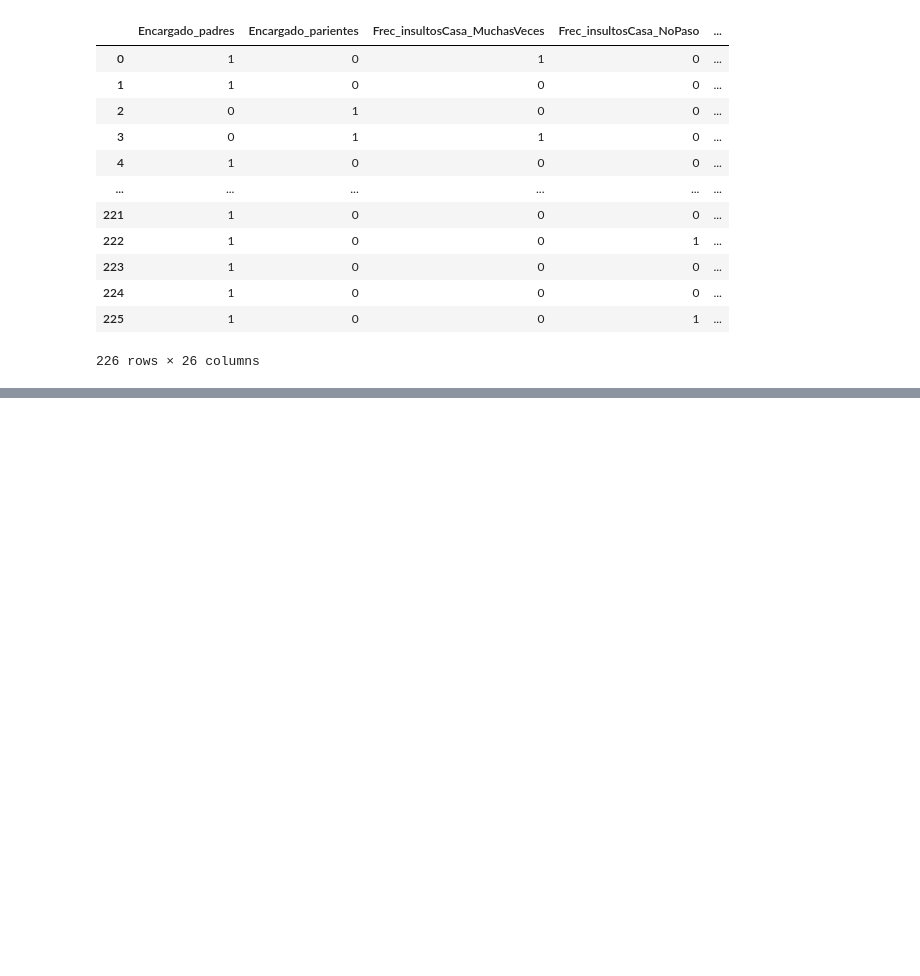
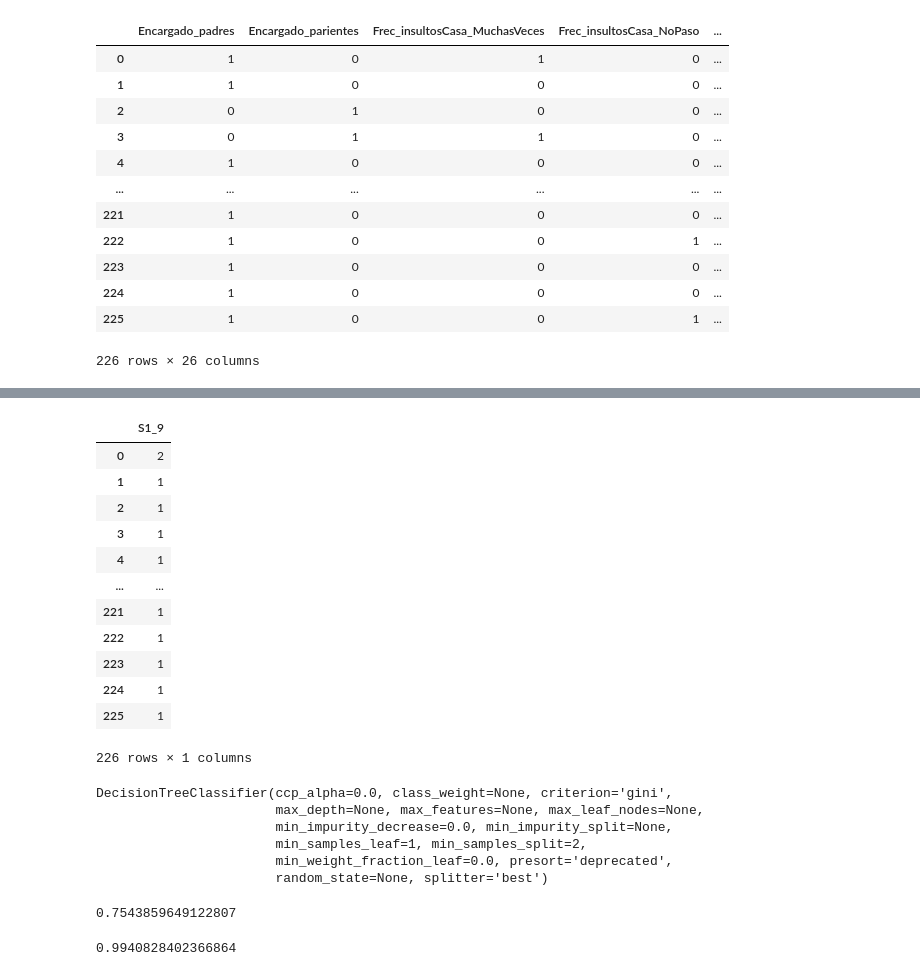
Before and after one commit to Castillo16/ViolenceWomen, a Jupyter notebook: Decision_tree/Maltrato.ipynb, the cells around one changed output, grey strips where cells are left out. Drawn from its saved outputs; the diff is of its cells as text; code cells hidden in the pictures; blank space fills up the shorter version.

```diff
--- a/Decision_tree/Maltrato.ipynb
+++ b/Decision_tree/Maltrato.ipynb
@@ -58,0 +63,22 @@ Image(graph.create_png())
+# %%
+url='https://raw.githubusercontent.com/mirkaoJRC/MaltratoALaMujer/master/base.csv'
+df1=pd.read_csv(url)
+# %%
+data=pd.get_dummies(df1[['S2_2','S2_3','S2_5','S2_6','S2_7','S3_1','S3_2','S3_3','S3_8']])
+data
+target=pd.get_dummies(df1[['S1_9']])
+target
+# %% [output]
+|  | S1_9 |
+| 0 | 2 |
+| 1 | 1 |
+| 2 | 1 |
+| 3 | 1 |
+| 4 | 1 |
+| ... | ... |
+| 221 | 1 |
+| 222 | 1 |
+| 223 | 1 |
+| 224 | 1 |
+| 225 | 1 |
+226 rows × 1 columns
@@ -58,0 +89,17 @@ Image(graph.create_png())
+# %%
+arbol.fit(X_entrenamiento,y_entrenamiento)
+# %% [output]
+DecisionTreeClassifier(ccp_alpha=0.0, class_weight=None, criterion='gini',
+                       max_depth=None, max_features=None, max_leaf_nodes=None,
+                       min_impurity_decrease=0.0, min_impurity_split=None,
+                       min_samples_leaf=1, min_samples_split=2,
+                       min_weight_fraction_leaf=0.0, presort='deprecated',
+                       random_state=None, splitter='best')
+# %%
+arbol.score(X_test,y_test)
+# %% [output]
+0.7543859649122807
+# %%
+arbol.score(X_entrenamiento,y_entrenamiento)
+# %% [output]
+0.9940828402366864
```
Also changed, not shown: parts of 7 cells of this notebook.
